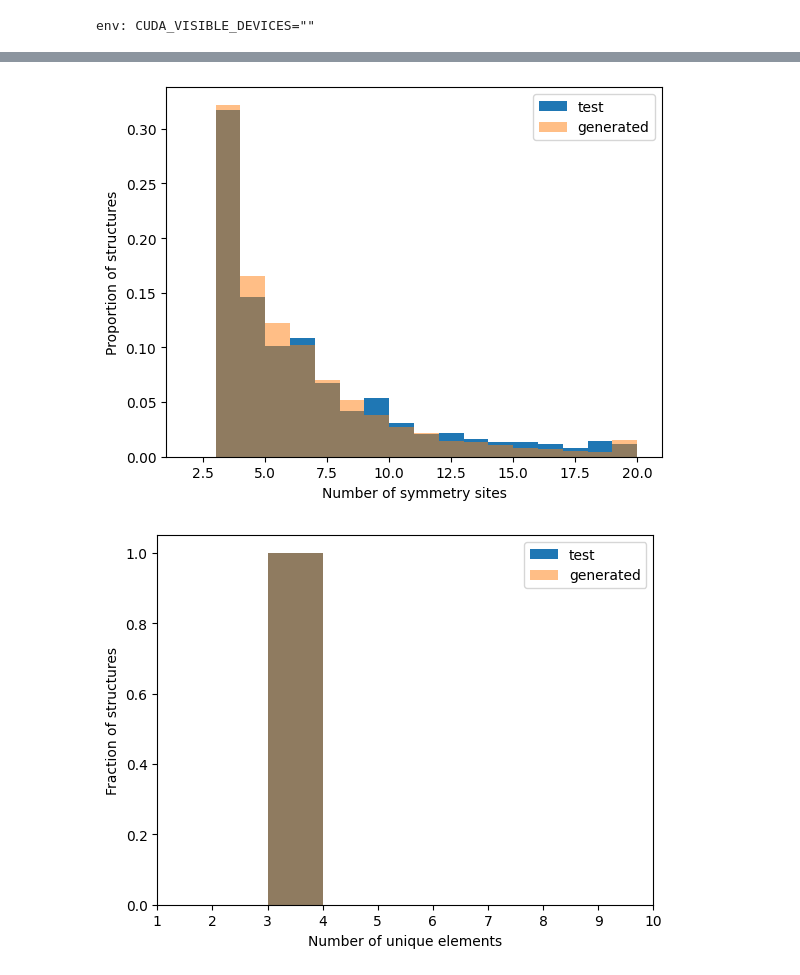
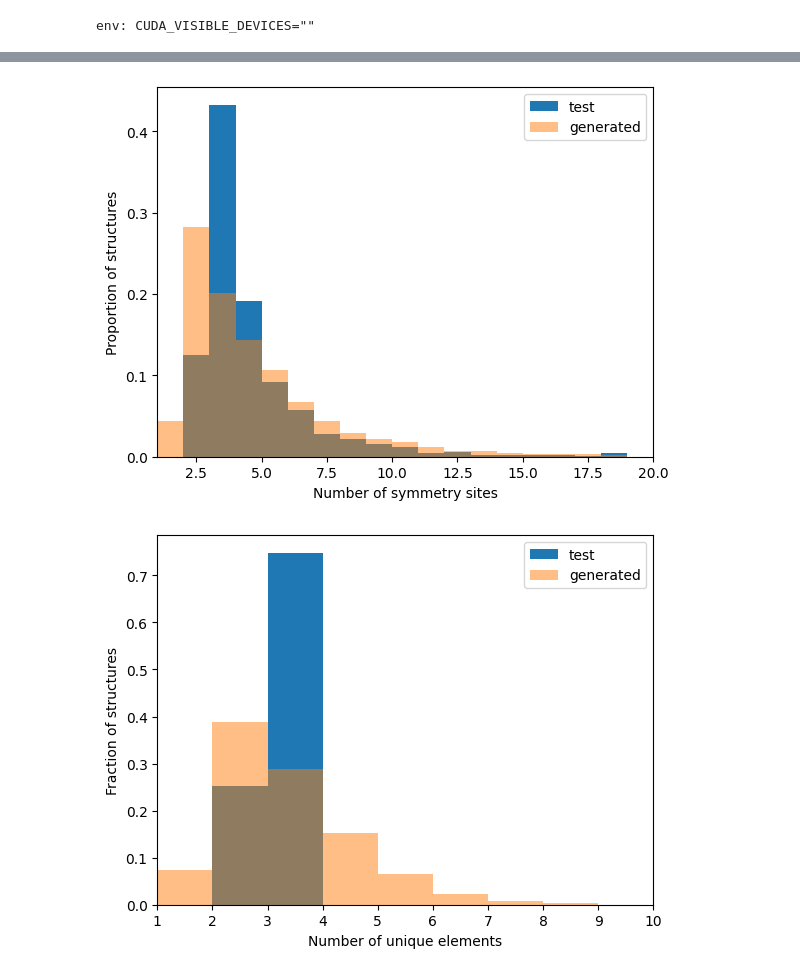
Before and after one commit to kedhip/WyckoffTransformer, a Jupyter notebook: Calibrate.ipynb, the cells around one changed output, grey strips where cells are left out. Saved outputs shown, nothing was run; the diff lists cells and outputs as text; code cells hidden in the pictures.

```diff
--- a/Calibrate.ipynb
+++ b/Calibrate.ipynb
@@ -222,0 +73,2 @@ def generate(
+# %%
+generated_tensors = generator.generate_tensors(torch_datasets['test']['spacegroup_number'].type(dtype).to(device))
@@ -227,9 +83,10 @@ idx_to_spacegroup = {idx: spacegroup for spacegroup, idx in spacegroup_to_ids.it
 import pickle
 with open("wychoffs_enumerated_by_ss.pkl.gz", "rb") as f:
     _, letter_from_ss_enum, _ = pickle.load(f)
-SITE_PAD_ID = site_to_ids["PAD"]
-ELEMENT_PAD_ID = element_to_ids["PAD"]
-ELEMENT_STOP_ID = element_to_ids["STOP"]
+from tokenization import PAD_TOKEN, MASK_TOKEN, STOP_TOKEN
+SITE_PAD_ID = site_to_ids[PAD_TOKEN]
+ELEMENT_PAD_ID = element_to_ids[PAD_TOKEN]
+ELEMENT_STOP_ID = element_to_ids[STOP_TOKEN]
 # %%
 from collections import defaultdict
 from pyxtal.symmetry import Group
@@ -241,12 +98,13 @@ for group_number in range(1, 231):
         wp_index[group_number][wp.site_symm][wp.letter] = (wp.multiplicity, wp.get_dof())
 # %%
 import logging
-# logging.basicConfig(level=logging.INFO)
-def tensors_to_pyxtal(elements, sites, enums, space_group, enforced_num_elements = None):
-    space_group_real = int(idx_to_spacegroup[int(this_spacegroup)])
+from copy import deepcopy
+logging.basicConfig(level=logging.INFO)
+def tensors_to_pyxtal(tensor, space_group, enforced_num_elements = None):
+    space_group_real = int(idx_to_spacegroup[int(space_group)])
     pyxtal_args = defaultdict(lambda: [0, []])
     available_sites = deepcopy(wp_index[space_group_real])
-    for element_tensor, ss_tensor, enum_tensor in zip(elements, sites, enums):
+    for element_tensor, ss_tensor, enum_tensor in tensor:
         if element_tensor == ELEMENT_STOP_ID:
             break
         if element_tensor == ELEMENT_PAD_ID:
@@ -260,12 +118,12 @@ def tensors_to_pyxtal(elements, sites, enums, space_group, enforced_num_elements
         try:
             wp_letter = letter_from_ss_enum[space_group_real][ss][enum_tensor.item()]
         except KeyError:
-            logging.info("Invalid WP letter")
+            logging.info("Invalid WP letter: %i, %s, %i", space_group_real, ss, enum_tensor.item())
             return None
         try:
             our_site = available_sites[ss][wp_letter]
         except KeyError:
-            logging.info("Repeated special WP")
+            logging.info("Repeated special WP: %i, %s, %s", space_group_real, ss, wp_letter)
             return None
         pyxtal_args[element][0] += our_site[0]
         pyxtal_args[element][1].append(str(our_site[0])+wp_letter)
@@ -275,6 +133,9 @@ def tensors_to_pyxtal(elements, sites, enums, space_group, enforced_num_elements
     if enforced_num_elements is not None and len(pyxtal_args.keys()) != enforced_num_elements:
         logging.info("Invalid number of elements")
         return None
+    if len(pyxtal_args) == 0:
+        logging.info("No structure generated, STOP is the first token")
+        return None
     return {
             "spacegroup": space_group_real,
             "sites": [x[1] for x in pyxtal_args.values()],
@@ -319,0 +175,7 @@ generated_structures = list(filter(lambda x: x is not None, generated_structures
+# %%
+valid_generated = []
+for tensor, space_group in zip(generated_tensors, torch_datasets['test']['spacegroup_number']):
+    generated = tensors_to_pyxtal(tensor, space_group)
+    if generated is not None:
+        valid_generated.append(generated)
+print(len(valid_generated), len(generated_tensors), len(valid_generated)/len(generated_tensors))
@@ -320,17 +201,17 @@ generated_structures = list(filter(lambda x: x is not None, generated_structures
 # %%
 import numpy as np
 import matplotlib.pyplot as plt
 fig, ax = plt.subplots()
 x = np.arange(1, max_len)
 ax.hist(datasets_pd['test'].symmetry_sites.map(len), label="test", density=True, bins=x)
 #ax.hist(datasets_pd['train'].symmetry_sites.map(len), label="train", density=True, alpha=0.5, bins=x)
-ax.hist(list(map(lambda s: sum(map(len, s['sites'])), generated_structures)), label="generated", density=True, alpha=0.5, bins=x)
+ax.hist(list(map(lambda s: sum(map(len, s['sites'])), valid_generated)), label="generated", density=True, alpha=0.5, bins=x)
 ax.set_xlabel("Number of symmetry sites")
 ax.set_ylabel("Proportion of structures")
 ax.legend()
 ax.set_xlim(1, max_len);
 # %% [output]
-[figure, old version]
+[figure, new version]
 # %%
 def count_elements(record):
     return len(set(record["elements"]))
@@ -340,12 +221,12 @@ fig, ax = plt.subplots()
 bins = np.arange(1, 10)
 ax.hist(datasets_pd['test'].apply(count_elements_pd, axis=1), label="test", density=True, bins=bins)
 #ax.hist(datasets_pd['train'].apply(count_elements_pd, axis=1), label="train", density=True, alpha=0.5, bins=bins)
-ax.hist(list(map(count_elements, generated_structures)), label="generated", density=True, alpha=0.5, bins=bins)
+ax.hist(list(map(count_elements, valid_generated)), label="generated", density=True, alpha=0.5, bins=bins)
 ax.set_xlabel("Number of unique elements")
 ax.set_ylabel("Fraction of structures")
 ax.legend()
 ax.set_xlim((1,10));
 # %% [output]
-[figure, old version]
+[figure, new version]
 # %%
 import pyxtal
```
Also changed, not shown: parts of 21 cells of this notebook, 15 other files.
